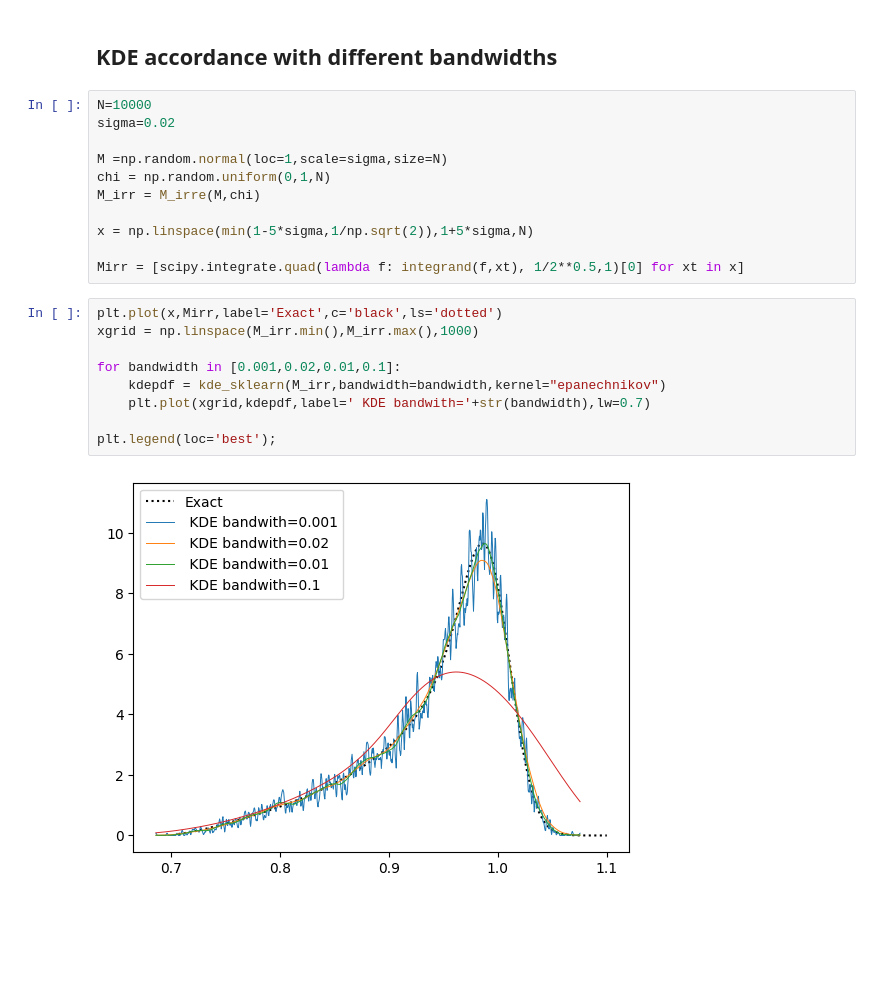
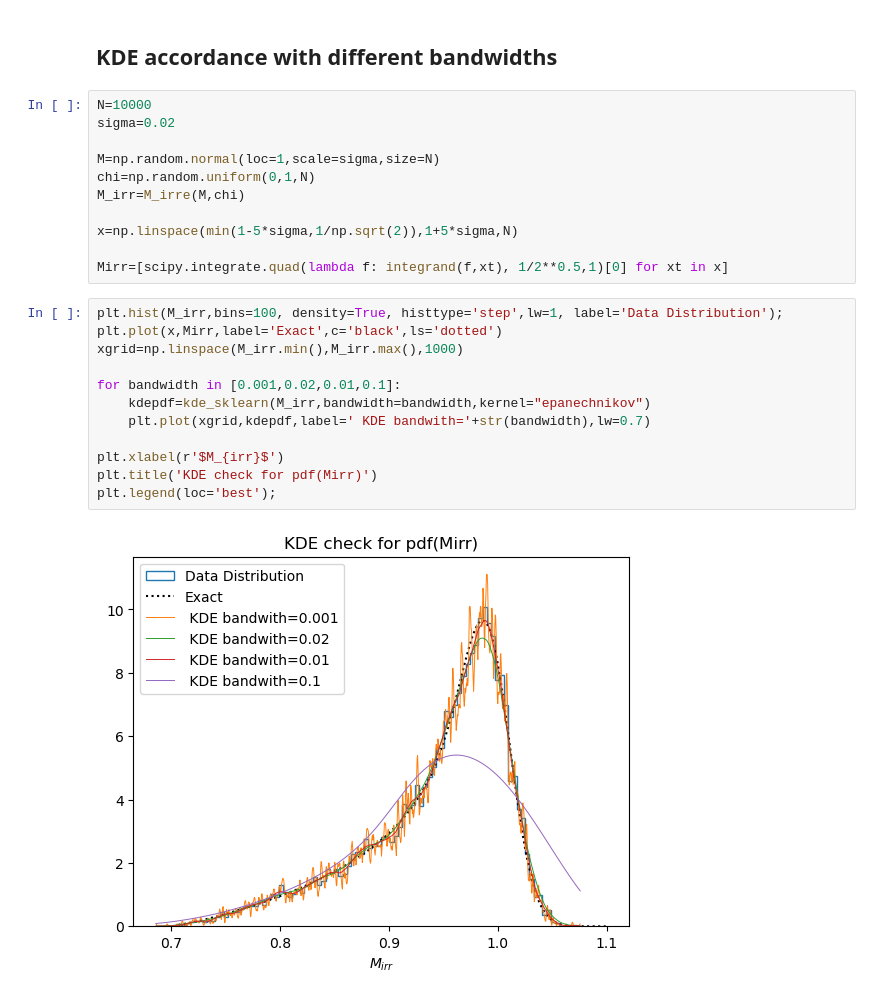
Before and after one commit to matteobosco0203/astrostatistics_bicocca_2026, a Jupyter notebook: working/L07 - Irreducible mass.ipynb, the cells around one changed output. Saved outputs shown, nothing was run; the diff lists cells and outputs as text; blank space fills up the shorter version.

```diff
--- a/working/L07 - Irreducible mass.ipynb
+++ b/working/L07 - Irreducible mass.ipynb
@@ -93,21 +96,24 @@ For big $\sigma$, $M_{irr}$ goes to $M$.
 N=10000
 sigma=0.02
 
-M =np.random.normal(loc=1,scale=sigma,size=N)
-chi = np.random.uniform(0,1,N)
-M_irr = M_irre(M,chi)
+M=np.random.normal(loc=1,scale=sigma,size=N)
+chi=np.random.uniform(0,1,N)
+M_irr=M_irre(M,chi)
 
-x = np.linspace(min(1-5*sigma,1/np.sqrt(2)),1+5*sigma,N)
+x=np.linspace(min(1-5*sigma,1/np.sqrt(2)),1+5*sigma,N)
 
-Mirr = [scipy.integrate.quad(lambda f: integrand(f,xt), 1/2**0.5,1)[0] for xt in x]
+Mirr=[scipy.integrate.quad(lambda f: integrand(f,xt), 1/2**0.5,1)[0] for xt in x]
 # %%
+plt.hist(M_irr,bins=100, density=True, histtype='step',lw=1, label='Data Distribution');
 plt.plot(x,Mirr,label='Exact',c='black',ls='dotted')
-xgrid = np.linspace(M_irr.min(),M_irr.max(),1000)
+xgrid=np.linspace(M_irr.min(),M_irr.max(),1000)
 
 for bandwidth in [0.001,0.02,0.01,0.1]:
-    kdepdf = kde_sklearn(M_irr,bandwidth=bandwidth,kernel="epanechnikov")
+    kdepdf=kde_sklearn(M_irr,bandwidth=bandwidth,kernel="epanechnikov")
     plt.plot(xgrid,kdepdf,label=' KDE bandwith='+str(bandwidth),lw=0.7)
 
+plt.xlabel(r'$M_{irr}$')
+plt.title('KDE check for pdf(Mirr)')
 plt.legend(loc='best');
 # %% [output]
-[figure, old version]
+[figure, new version]
```
Also changed, not shown: parts of 3 cells of this notebook.
